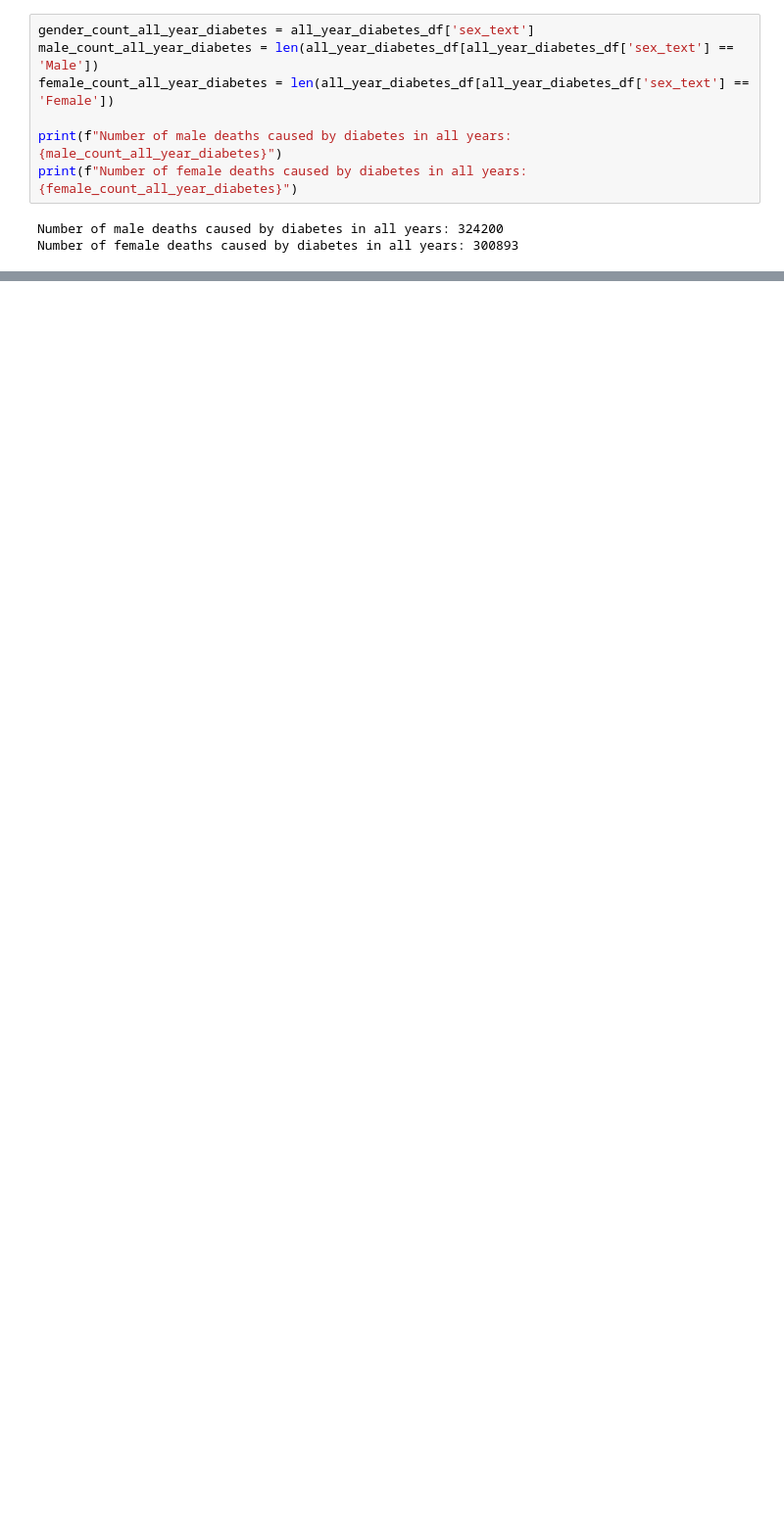
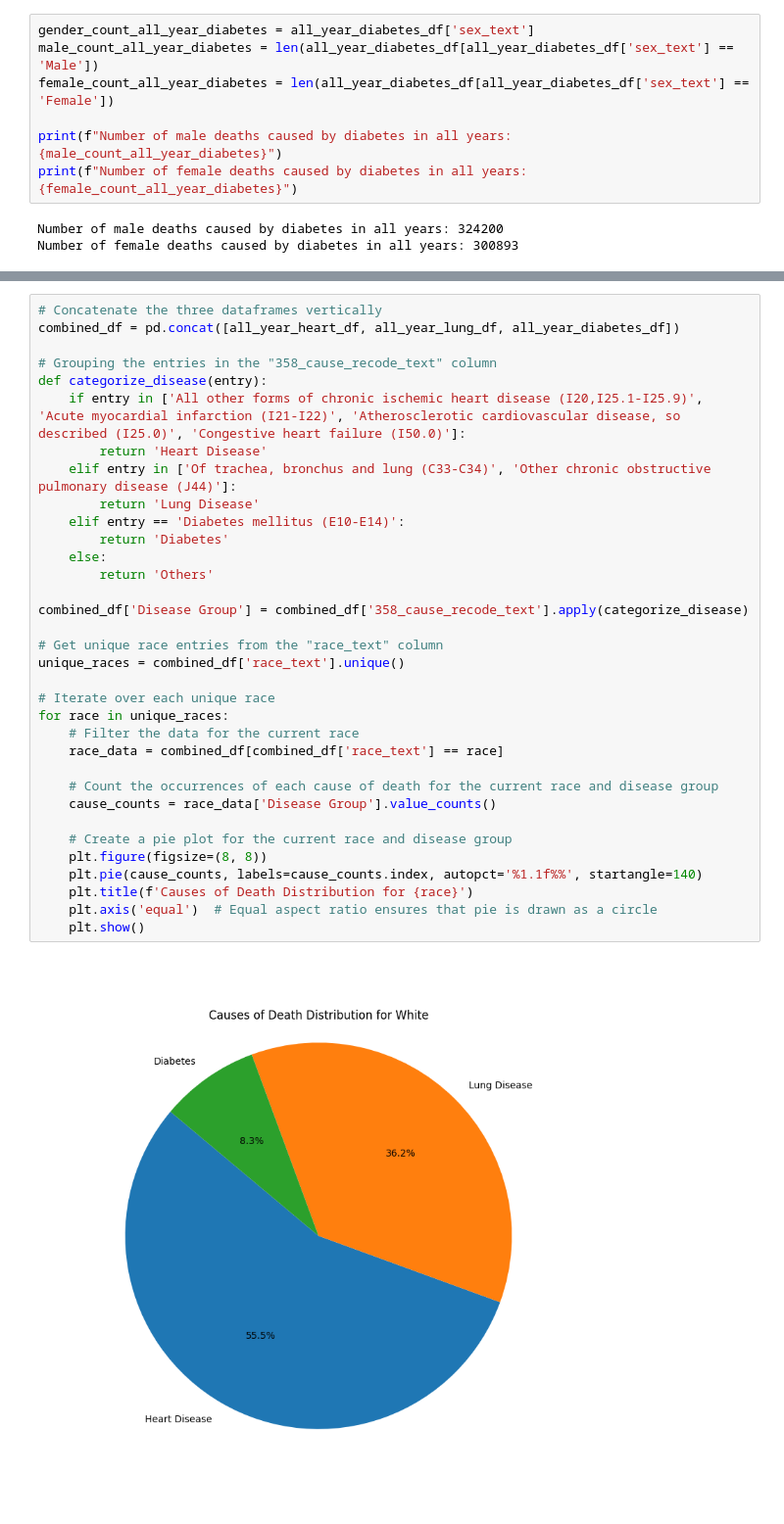
Before and after one commit to azmedtech/ASU_DA_Project1_Team2, a Jupyter notebook: jb_Time_Series_Analysis.ipynb, the cells around one changed output, grey strips where cells are left out. Shown at 98% size. Drawn from its saved outputs; the diff is of its cells as text; blank space fills up the shorter version.

Commit message:
added code to generate pie plots by race

```diff
--- a/jb_Time_Series_Analysis.ipynb
+++ b/jb_Time_Series_Analysis.ipynb
@@ -301,3 +301,39 @@ plt.savefig("output_allyear/Fig4.png")
 plt.show()
 # %% [output]
 [figure]
+# %%
+# Concatenate the three dataframes vertically
+combined_df = pd.concat([all_year_heart_df, all_year_lung_df, all_year_diabetes_df])
+
+# Grouping the entries in the "358_cause_recode_text" column
+def categorize_disease(entry):
+    if entry in ['All other forms of chronic ischemic heart disease (I20,I25.1-I25.9)', 'Acute myocardial infarction (I21-I22)', 'Atherosclerotic cardiovascular disease, so described (I25.0)', 'Congestive heart failure (I50.0)']:
+        return 'Heart Disease'
+    elif entry in ['Of trachea, bronchus and lung (C33-C34)', 'Other chronic obstructive pulmonary disease (J44)']:
+        return 'Lung Disease'
+    elif entry == 'Diabetes mellitus (E10-E14)':
+        return 'Diabetes'
+    else:
+        return 'Others'
+
+combined_df['Disease Group'] = combined_df['358_cause_recode_text'].apply(categorize_disease)
+
+# Get unique race entries from the "race_text" column
+unique_races = combined_df['race_text'].unique()
+
+# Iterate over each unique race
+for race in unique_races:
+    # Filter the data for the current race
+    race_data = combined_df[combined_df['race_text'] == race]
+
+    # Count the occurrences of each cause of death for the current race and disease group
+    cause_counts = race_data['Disease Group'].value_counts()
+
+    # Create a pie plot for the current race and disease group
+    plt.figure(figsize=(8, 8))
+    plt.pie(cause_counts, labels=cause_counts.index, autopct='%1.1f%%', startangle=140)
+    plt.title(f'Causes of Death Distribution for {race}')
+    plt.axis('equal')  # Equal aspect ratio ensures that pie is drawn as a circle
+    plt.show()
+# %% [output]
+[figure, added]
```
Also changed, not shown: parts of 5 cells of this notebook.
